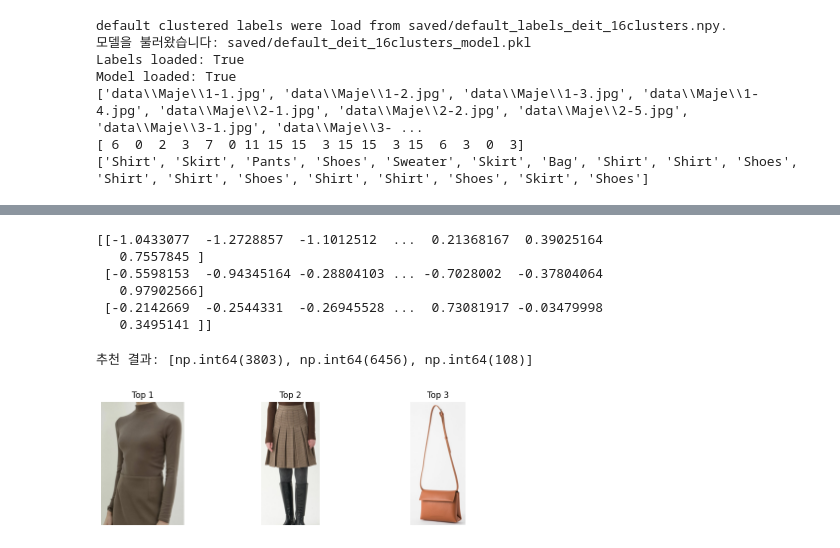
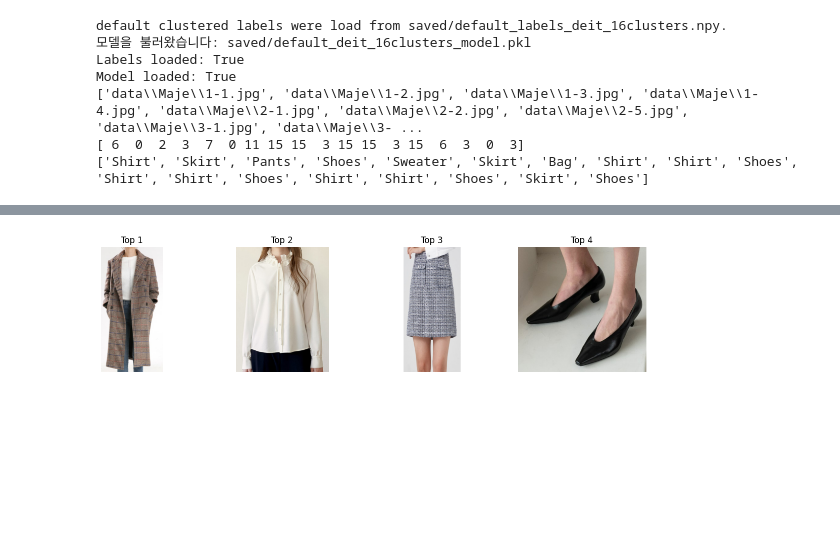
Before and after one commit to MinwooKim1990/ClosetMate, a Jupyter notebook: pj1_Main_example.ipynb, the cells around one changed output, grey strips where cells are left out. Cells and saved outputs as stored; diff of their text form; code cells hidden in the pictures; blank space fills up the shorter version.

Commit message:
Add Brand Biased recommendation

```diff
--- a/pj1_Main_example.ipynb
+++ b/pj1_Main_example.ipynb
@@ -707,8 +167,10 @@ sim = Similarity(
 Saved index and vectors for user default
 Saved new features for default
 # %%
-a=sim.get_sim(image_features, k=10)
-percentages, recommendation = sim.attractiveness(image_features, return_percentage=True, custom_threshold=88)
+# find similarity top 10
+a=sim.get_sim(image_features, k=10)[0]
+# check buying attractiveness
+percentages, recommendation = sim.attractiveness(image_features, return_percentage=True, custom_threshold=None)
 
 print("\n추천 결과:")
 print(recommendation)
@@ -1128,9 +559,10 @@ print(image_paths)
 # %%
-sim = Similarity(
+# similarity check with brand image and existing closet database
+sim2 = Similarity(
     feature_vectors=features,
     dataset=Dataset,
     user_name=f'Maje_style_{style_num}',
-    user_vector=image_features,
+    user_vector=None,
     model_type=model,
     force_new=False
 )
@@ -1145,21 +587,38 @@ maje_style_features2=extract_features_from_images(image_paths, FeatureExtractor(
-# %%
-print(maje_style_features2)
-# %% [output]
-[[-1.0433077  -1.2728857  -1.1012512  ...  0.21368167  0.39025164
-   0.7557845 ]
- [-0.5598153  -0.94345164 -0.28804103 ... -0.7028002  -0.37804064
-   0.97902566]
- [-0.2142669  -0.2544331  -0.26945528 ...  0.73081917 -0.03479998
-   0.3495141 ]]
+# %%
+def categorize_item(item_name):
+    top_categories = {'Jacket', 'Coat', 'Jumper', 'Knit', 'Sweater', 'Shirt', 'Blouse', 'Cardigan', 'Vest'}
+    bottom_categories = {'Skirt', 'Pants'}
+    shoes_categories = {'Shoes'}
+    accessory_categories = {'Bag', 'Scarf', 'Hat & Cap', 'One Piece'}
+
+    if item_name in top_categories:
+        return "Upper"
+    elif item_name in bottom_categories:
+        return "Under"
+    elif item_name in shoes_categories:
+        return "Shoes"
+    elif item_name in accessory_categories:
+        return "Acc"
+    else:
+        return "None"
 # %%
 recommend_indices = []
+ind=0
 for feature in maje_style_features2:
     feature_reshaped = feature.reshape(1, -1)
-    indices = sim.get_sim(feature_reshaped, k=1)
-    recommend_indices.extend(indices)
+    indices, indice_feature = sim2.get_sim(feature_reshaped, k=15)
+    indice_filter = []
 
-print("추천 결과:", recommend_indices)
+    for j in range(len(indices)):
+        chk = cluster_names[kmeans.predict(indice_feature[j].reshape(1, -1))[0]]
+
+        if categorize_item(chk) == categorize_item(categories[ind]):
+            indice_filter.append(indices[j])
+            break
+
+    ind += 1
+
+    recommend_indices.extend(indice_filter)
 Dataset.show_images(recommend_indices)
 # %% [output]
-추천 결과: [np.int64(3803), np.int64(6456), np.int64(108)]
-[figure, old version]
+[figure, new version]
```
Also changed, not shown: parts of 32 cells of this notebook, 21 other files.
